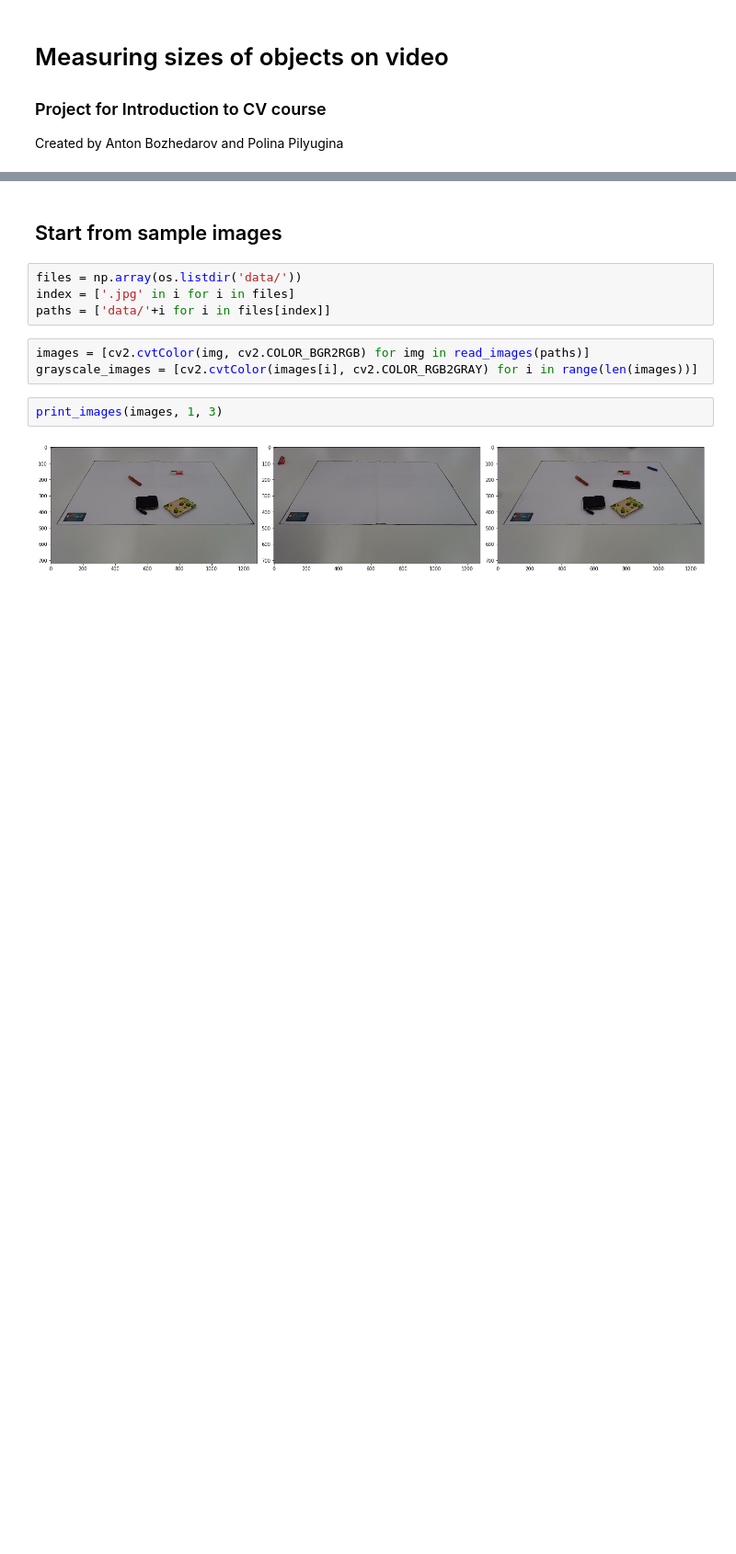
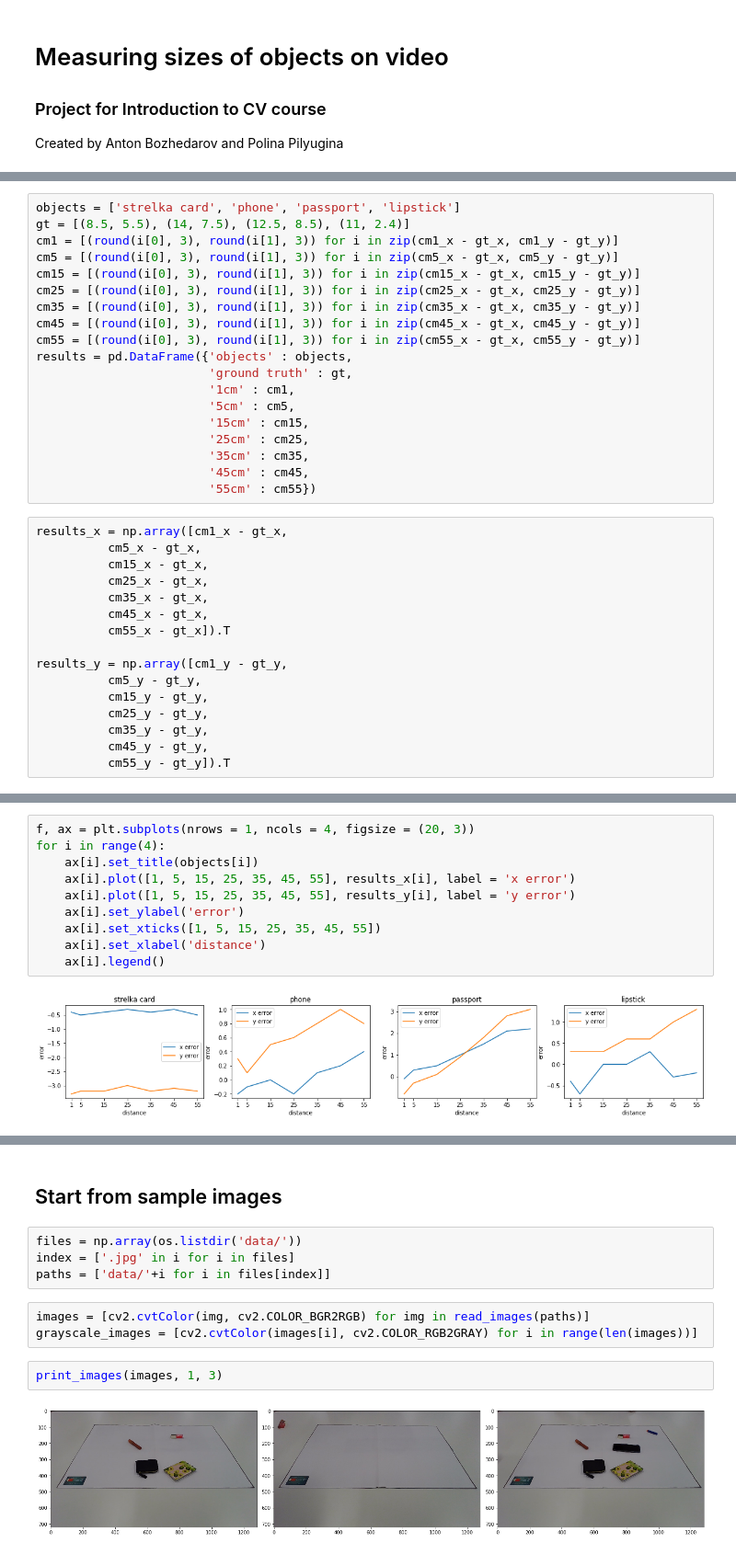
Before and after one commit to Anton-31-96/object-linear-size, a Jupyter notebook: project.ipynb, the cells around one changed output, grey strips where cells are left out. Shown at 92% size. Drawn from its saved outputs; the diff is of its cells as text; blank space fills up the shorter version.

```diff
--- a/project.ipynb
+++ b/project.ipynb
@@ -115,0 +177,35 @@ Initially we applied algorithm to the sample of frames, extracted from the small
+# %%
+objects = ['strelka card', 'phone', 'passport', 'lipstick']
+gt = [(8.5, 5.5), (14, 7.5), (12.5, 8.5), (11, 2.4)]
+cm1 = [(round(i[0], 3), round(i[1], 3)) for i in zip(cm1_x - gt_x, cm1_y - gt_y)]
+cm5 = [(round(i[0], 3), round(i[1], 3)) for i in zip(cm5_x - gt_x, cm5_y - gt_y)]
+cm15 = [(round(i[0], 3), round(i[1], 3)) for i in zip(cm15_x - gt_x, cm15_y - gt_y)]
+cm25 = [(round(i[0], 3), round(i[1], 3)) for i in zip(cm25_x - gt_x, cm25_y - gt_y)]
+cm35 = [(round(i[0], 3), round(i[1], 3)) for i in zip(cm35_x - gt_x, cm35_y - gt_y)]
+cm45 = [(round(i[0], 3), round(i[1], 3)) for i in zip(cm45_x - gt_x, cm45_y - gt_y)]
+cm55 = [(round(i[0], 3), round(i[1], 3)) for i in zip(cm55_x - gt_x, cm55_y - gt_y)]
+results = pd.DataFrame({'objects' : objects,
+                        'ground truth' : gt,
+                        '1cm' : cm1,
+                        '5cm' : cm5,
+                        '15cm' : cm15,
+                        '25cm' : cm25,
+                        '35cm' : cm35,
+                        '45cm' : cm45,
+                        '55cm' : cm55})
+# %%
+results_x = np.array([cm1_x - gt_x,
+          cm5_x - gt_x,
+          cm15_x - gt_x,
+          cm25_x - gt_x,
+          cm35_x - gt_x,
+          cm45_x - gt_x,
+          cm55_x - gt_x]).T
+
+results_y = np.array([cm1_y - gt_y,
+          cm5_y - gt_y,
+          cm15_y - gt_y,
+          cm25_y - gt_y,
+          cm35_y - gt_y,
+          cm45_y - gt_y,
+          cm55_y - gt_y]).T
@@ -115,0 +223,12 @@ Initially we applied algorithm to the sample of frames, extracted from the small
+# %%
+f, ax = plt.subplots(nrows = 1, ncols = 4, figsize = (20, 3))
+for i in range(4):
+    ax[i].set_title(objects[i])
+    ax[i].plot([1, 5, 15, 25, 35, 45, 55], results_x[i], label = 'x error')
+    ax[i].plot([1, 5, 15, 25, 35, 45, 55], results_y[i], label = 'y error')
+    ax[i].set_ylabel('error')
+    ax[i].set_xticks([1, 5, 15, 25, 35, 45, 55])
+    ax[i].set_xlabel('distance')
+    ax[i].legend()
+# %% [output]
+[figure, added]
```
Also changed, not shown: parts of 23 cells of this notebook, 3 other files.
